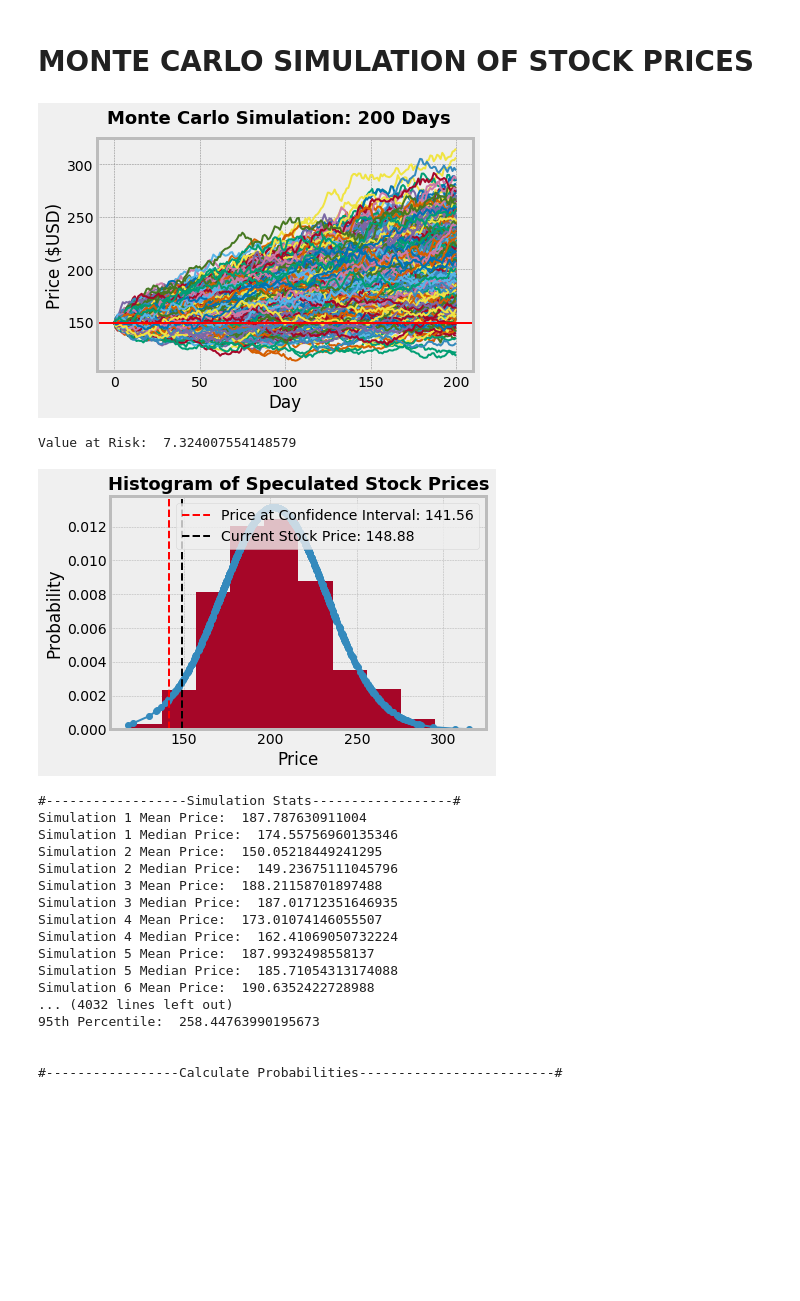
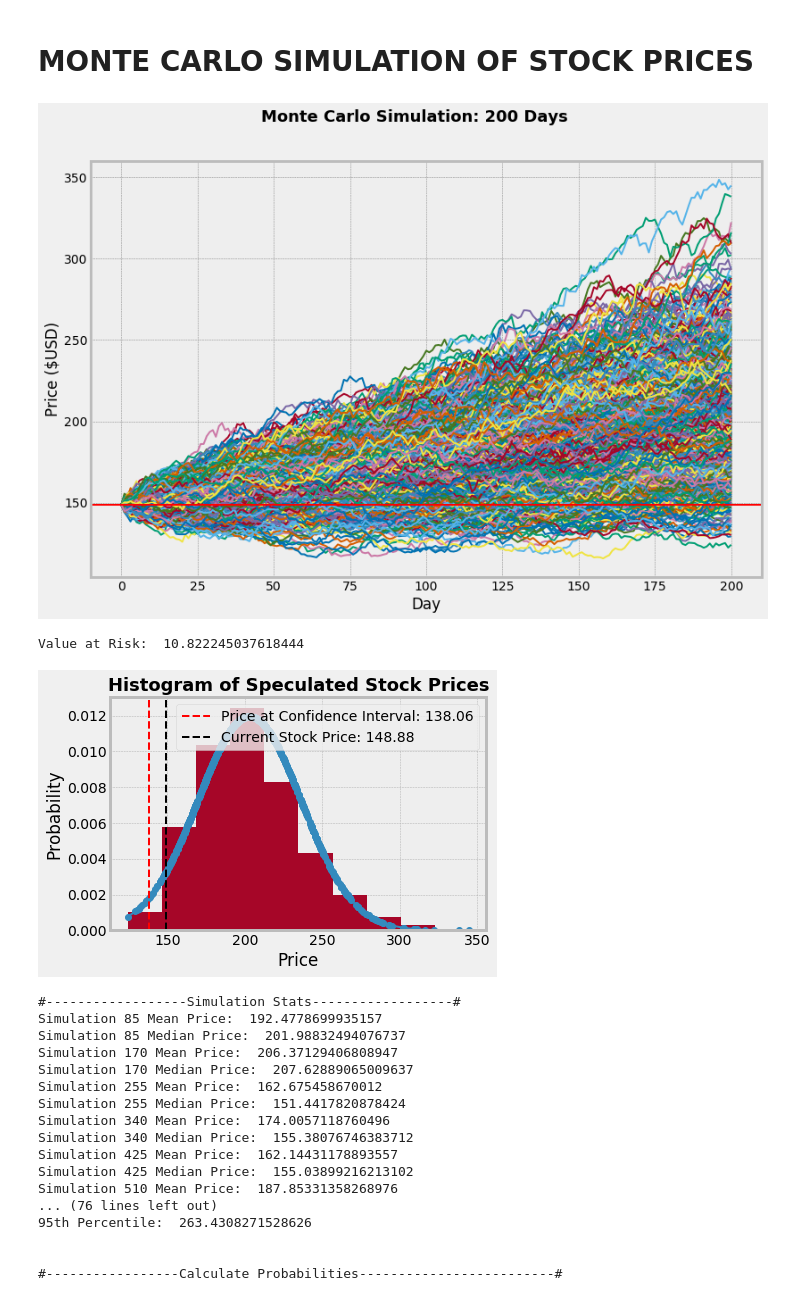
Before and after one commit to nassersaazi/ml_models, a Jupyter notebook: monte_carlo.ipynb, the cells around one changed output. Drawn from its saved outputs; the diff is of its cells as text; code cells hidden in the pictures; blank space fills up the shorter version.

```diff
--- a/monte_carlo.ipynb
+++ b/monte_carlo.ipynb
@@ -218,7 +218,7 @@ class monte_carlo:
         print('#------------------Simulation Stats------------------#')
         count = 1
         for column in simulation_df:
-            if count % 25 == 0:
+            if count % 85 == 0:
 
                 print("Simulation", count, "Mean Price: ", simulation_df[column].mean())
                 print("Simulation", count, "Median Price: ", simulation_df[column].median())
@@ -244,7 +244,7 @@ class monte_carlo:
         count = 1
         future_returns = simulation_df.pct_change()
         for column in future_returns:
-            if count % 25 == 0:
+            if count % 85 == 0:
 
                 print("Simulation", count, "Annual Expected Return", "{0:.2f}%".format((future_returns[column].mean() * 252) * 100))
                 print("Simulation", count, "Total Return", "{0:.2f}%".format((future_returns[column].iloc[1] / future_returns[column].iloc[-1] - 1) * 100))
@@ -269,40 +269,40 @@ class monte_carlo:
 # %%
 # Finally, to run the script:
 if __name__== "__main__":
 
     start = datetime.datetime(2017, 1, 3)
     end = datetime.datetime(2017, 10, 4)
 
     sim = monte_carlo(start, end)
 
     #symbols = ['AAPL', 'KO', 'HD', 'PM']
     #weights = [1000,1000,2000,3000]
 
     #sim.get_portfolio(symbols, weights)
     sim.get_asset('AAPL')
 
     sim.brownian_motion(1000, 200)
     sim.line_graph()
     sim.VaR()
-    #sim.key_stats()
+    sim.key_stats()
 # %% [output]
-[figure, old version]
+[figure, new version]
-Value at Risk:  7.324007554148579
+Value at Risk:  10.822245037618444
-[figure, old version]
+[figure, new version]
 #------------------Simulation Stats------------------#
-Simulation 1 Mean Price:  187.787630911004
-Simulation 1 Median Price:  174.55756960135346
-Simulation 2 Mean Price:  150.05218449241295
-Simulation 2 Median Price:  149.23675111045796
-Simulation 3 Mean Price:  188.21158701897488
-Simulation 3 Median Price:  187.01712351646935
-Simulation 4 Mean Price:  173.01074146055507
-Simulation 4 Median Price:  162.41069050732224
-Simulation 5 Mean Price:  187.9932498558137
-Simulation 5 Median Price:  185.71054313174088
-Simulation 6 Mean Price:  190.6352422728988
-... (4032 lines left out)
-95th Percentile:  258.44763990195673
+Simulation 85 Mean Price:  192.4778699935157
+Simulation 85 Median Price:  201.98832494076737
+Simulation 170 Mean Price:  206.37129406808947
+Simulation 170 Median Price:  207.62889065009637
+Simulation 255 Mean Price:  162.675458670012
+Simulation 255 Median Price:  151.4417820878424
+Simulation 340 Mean Price:  174.0057118760496
+Simulation 340 Median Price:  155.38076746383712
+Simulation 425 Mean Price:  162.14431178893557
+Simulation 425 Median Price:  155.03899216213102
+Simulation 510 Mean Price:  187.85331358268976
+... (76 lines left out)
+95th Percentile:  263.4308271528626
 
 
 #-----------------Calculate Probabilities-------------------------#
```
